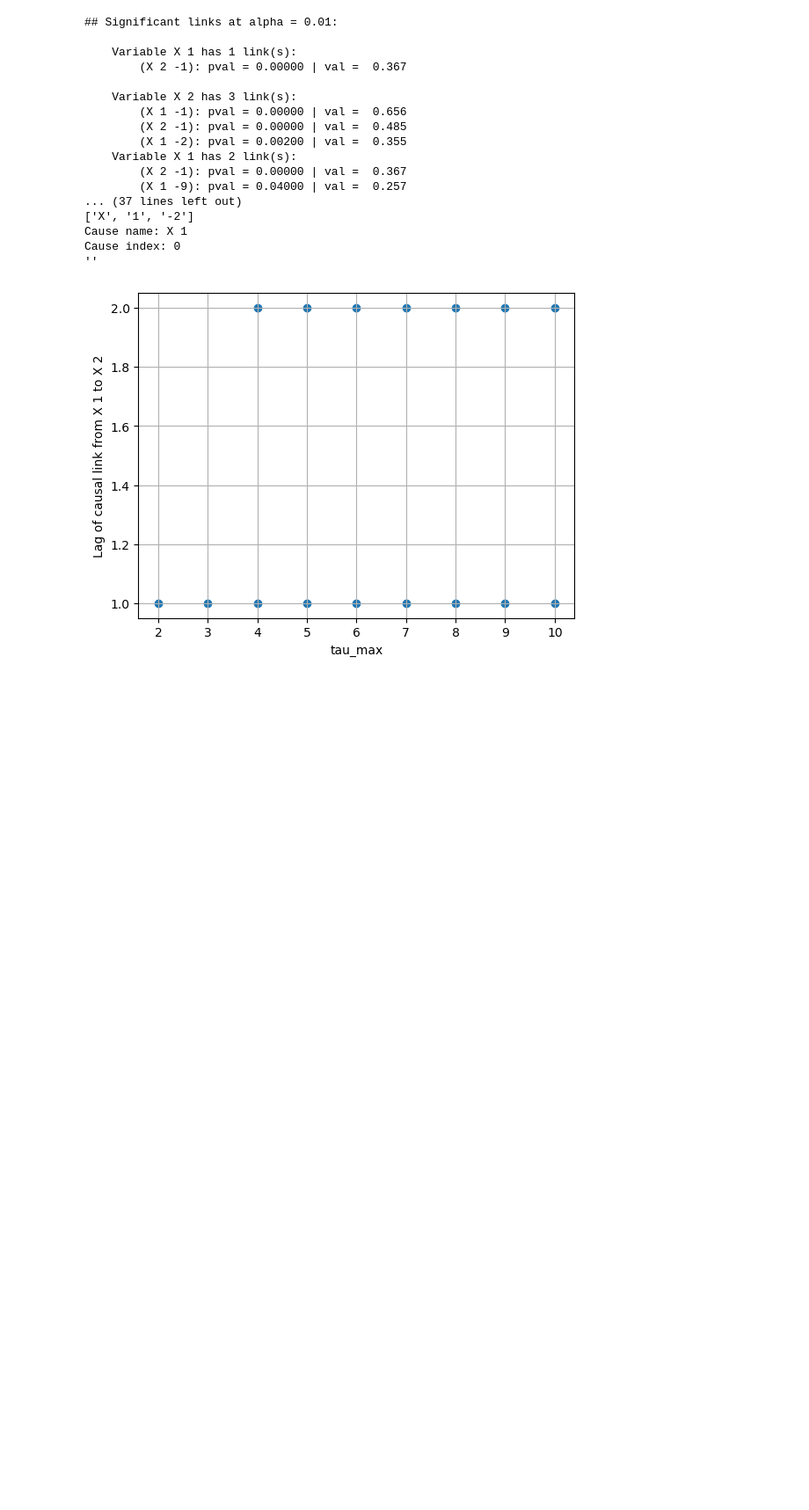
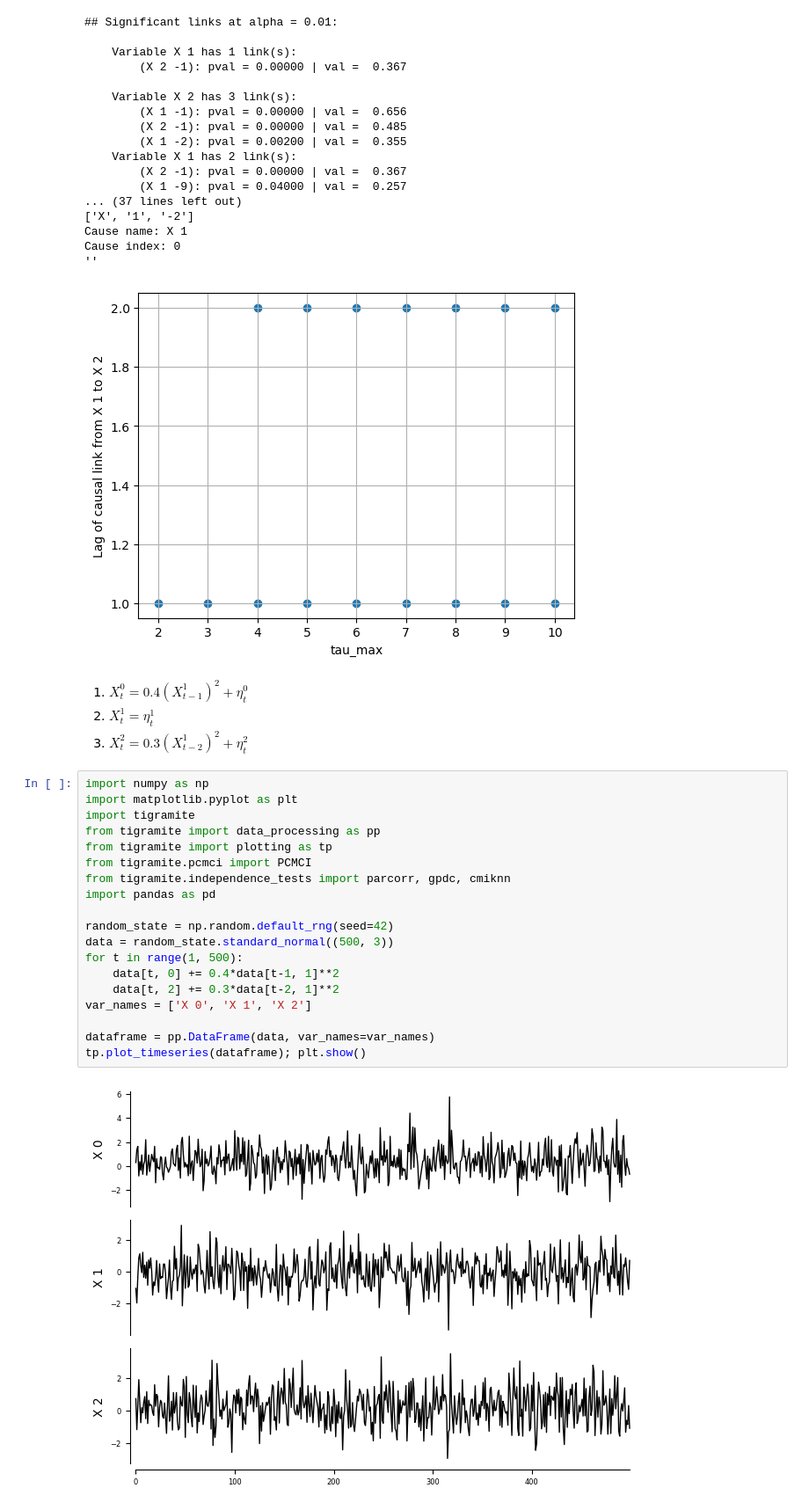
Before and after one commit to Peisong-Zheng/DO_causality, a Jupyter notebook: lag_test_nonlinear.ipynb, the cells around one changed output. Shown: that part at 88% size. Drawn from its saved outputs; the diff is of its cells as text; blank space fills up the shorter version.

```diff
--- a/lag_test_nonlinear.ipynb
+++ b/lag_test_nonlinear.ipynb
@@ -315,3 +315,28 @@ Cause name: X 1
 Cause index: 0
 ''
 [figure]
+# %% [markdown]
+1. $X_t^0 = 0.4(X_{t-1}^1)^2 + \eta_t^0$
+2. $X_t^1 = \eta_t^1$
+3. $X_t^2 = 0.3(X_{t-2}^1)^2 + \eta_t^2$
+# %%
+import numpy as np
+import matplotlib.pyplot as plt
+import tigramite
+from tigramite import data_processing as pp
+from tigramite import plotting as tp
+from tigramite.pcmci import PCMCI
+from tigramite.independence_tests import parcorr, gpdc, cmiknn
+import pandas as pd
+
+random_state = np.random.default_rng(seed=42)
+data = random_state.standard_normal((500, 3))
+for t in range(1, 500):
+    data[t, 0] += 0.4*data[t-1, 1]**2
+    data[t, 2] += 0.3*data[t-2, 1]**2
+var_names = ['X 0', 'X 1', 'X 2']
+
+dataframe = pp.DataFrame(data, var_names=var_names)
+tp.plot_timeseries(dataframe); plt.show()
+# %% [output]
+[figure, added]
```
Also changed, not shown: parts of 4 cells of this notebook.
